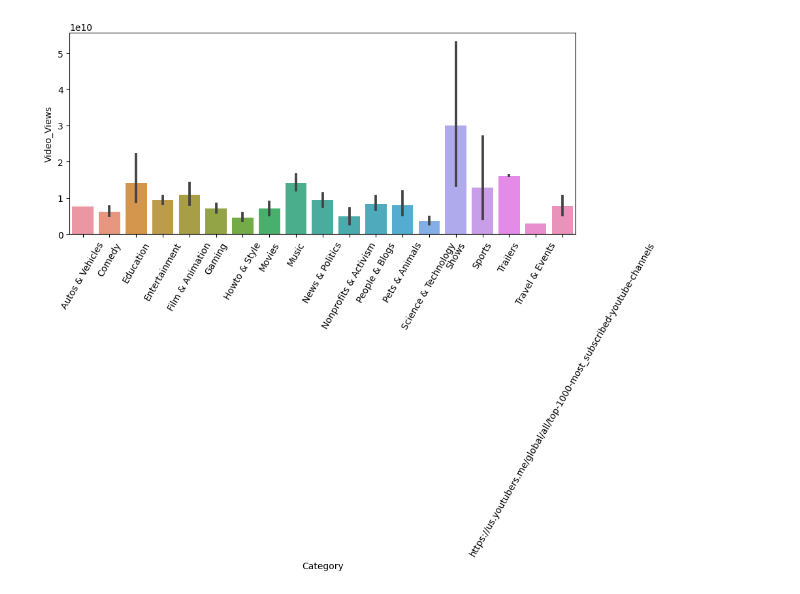
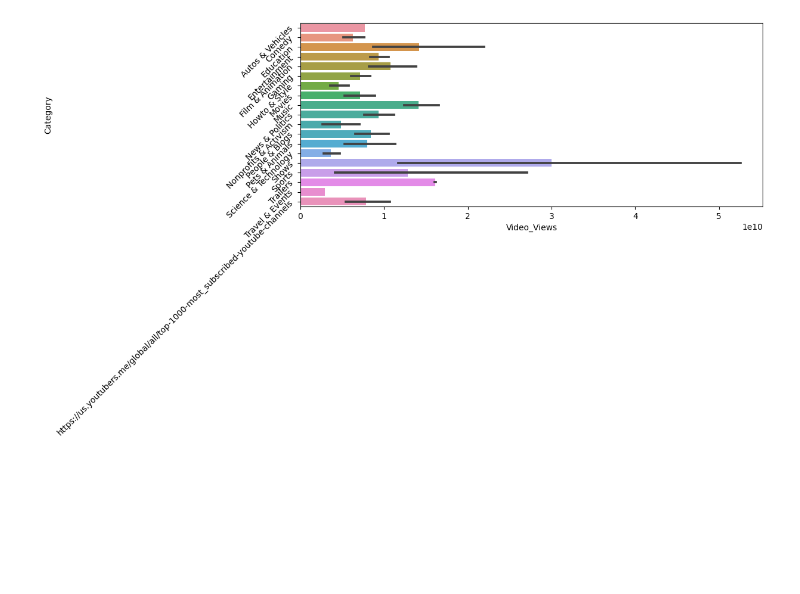
Before and after one commit to StephenBurke/youtube-subs, a Jupyter notebook: eda.ipynb, the cells around one changed output. Cells and saved outputs as stored; diff of their text form; code cells hidden in the pictures; blank space fills up the shorter version.

Commit message:
Graph is now virtical for y_tick reasons

```diff
--- a/eda.ipynb
+++ b/eda.ipynb
@@ -11,13 +11,14 @@ df = pd.read_pickle('./youtube_subs.pkl')
 # %%
 plt.rcParams["figure.figsize"] = [10, 4]
 plt.rcParams["figure.autolayout"] = True
 
 bar_plot = sns.barplot(
     data = df,
-    x = 'Category',
-    y = 'Video_Views')
+    y = 'Category',
+    x = 'Video_Views',
+    orient = 'h')
 
-plt.xticks(rotation = 60)
+plt.yticks(rotation = 45)
 plt.show()
 # %% [output]
-[figure, old version]
+[figure, new version]
```
